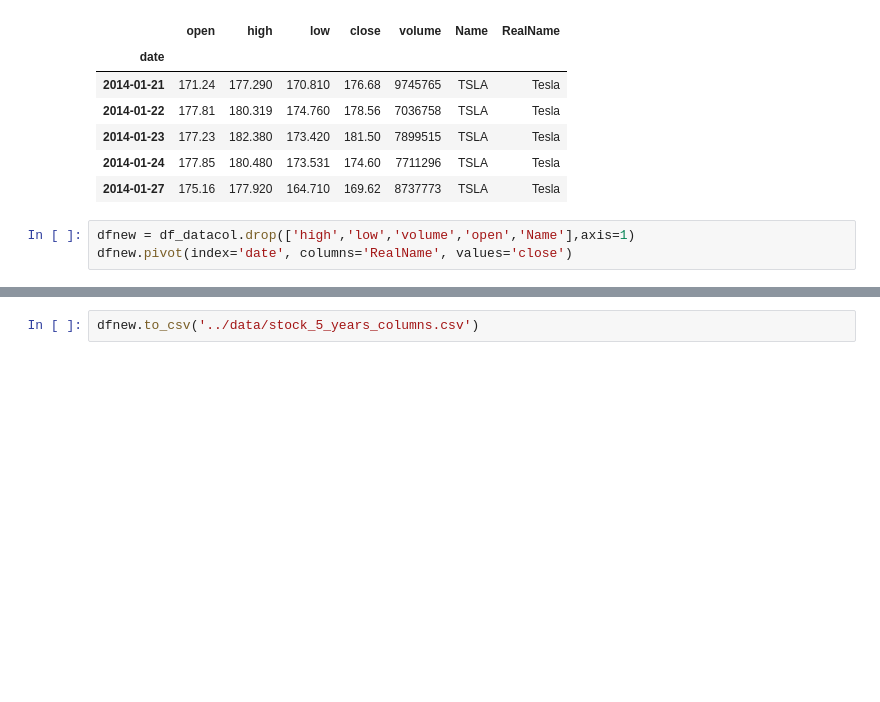
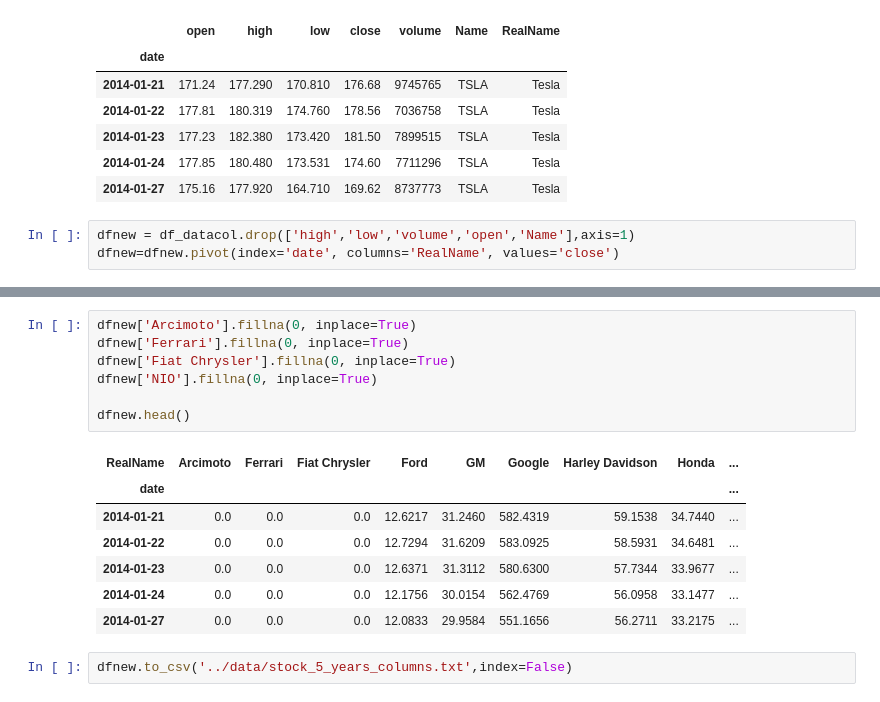
Before and after one commit to hksdatascience/website, a Jupyter notebook: analysis/Stock_Data_Pull.ipynb, the cells around one changed output, grey strips where cells are left out. Saved outputs shown, nothing was run; the diff lists cells and outputs as text; blank space fills up the shorter version.

```diff
--- a/analysis/Stock_Data_Pull.ipynb
+++ b/analysis/Stock_Data_Pull.ipynb
@@ -234,4 +234,4 @@ df.head()
 | 2014-01-27 | 175.16 | 177.920 | 164.710 | 169.62 | 8737773 | TSLA | Tesla |
 # %%
 dfnew = df_datacol.drop(['high','low','volume','open','Name'],axis=1)
-dfnew.pivot(index='date', columns='RealName', values='close')
+dfnew=dfnew.pivot(index='date', columns='RealName', values='close')
@@ -279,2 +257,17 @@ TypeError: 'Series' objects are mutable, thus they cannot be hashed
+# %%
+dfnew['Arcimoto'].fillna(0, inplace=True)
+dfnew['Ferrari'].fillna(0, inplace=True)
+dfnew['Fiat Chrysler'].fillna(0, inplace=True)
+dfnew['NIO'].fillna(0, inplace=True)
+
+dfnew.head()
+# %% [output]
+| RealName | Arcimoto | Ferrari | Fiat Chrysler | Ford | GM | Google | Harley Davidson | Honda | ... |
+| date |  |  |  |  |  |  |  |  | ... |
+| 2014-01-21 | 0.0 | 0.0 | 0.0 | 12.6217 | 31.2460 | 582.4319 | 59.1538 | 34.7440 | ... |
+| 2014-01-22 | 0.0 | 0.0 | 0.0 | 12.7294 | 31.6209 | 583.0925 | 58.5931 | 34.6481 | ... |
+| 2014-01-23 | 0.0 | 0.0 | 0.0 | 12.6371 | 31.3112 | 580.6300 | 57.7344 | 33.9677 | ... |
+| 2014-01-24 | 0.0 | 0.0 | 0.0 | 12.1756 | 30.0154 | 562.4769 | 56.0958 | 33.1477 | ... |
+| 2014-01-27 | 0.0 | 0.0 | 0.0 | 12.0833 | 29.9584 | 551.1656 | 56.2711 | 33.2175 | ... |
 # %%
-dfnew.to_csv('../data/stock_5_years_columns.csv')
+dfnew.to_csv('../data/stock_5_years_columns.txt',index=False)
```
Also changed, not shown: parts of 9 cells of this notebook, 6 other files.
